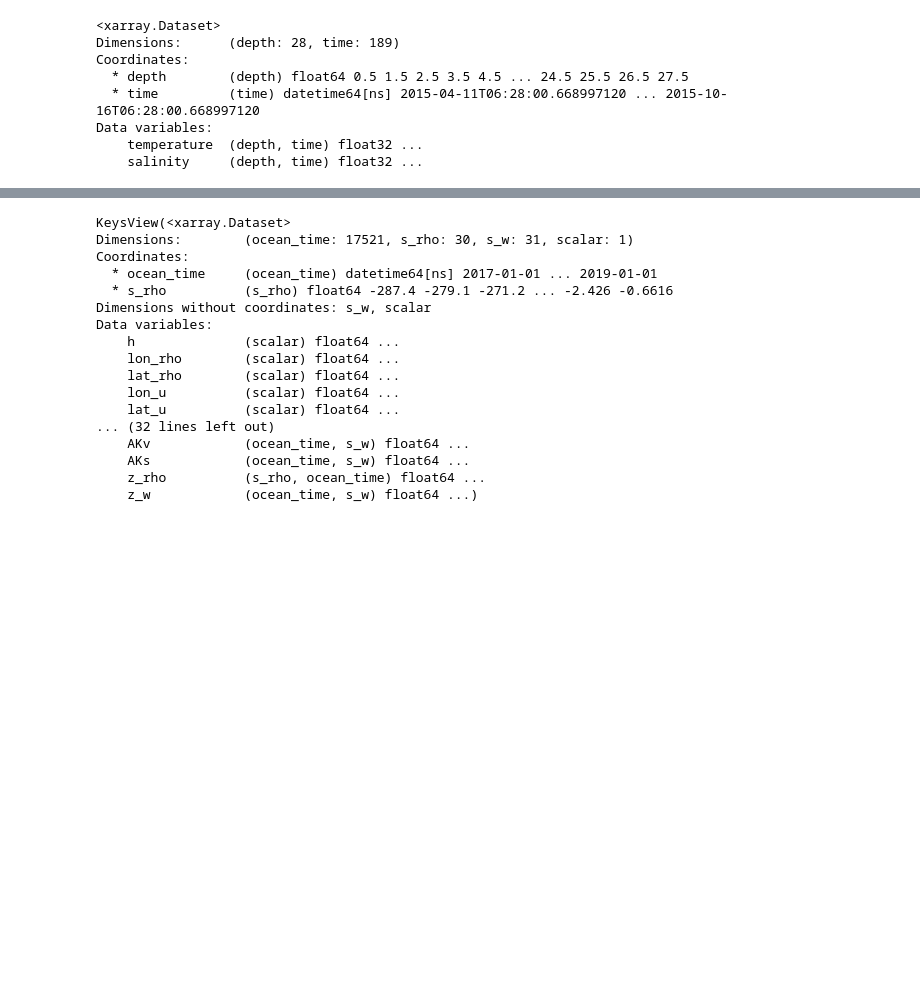
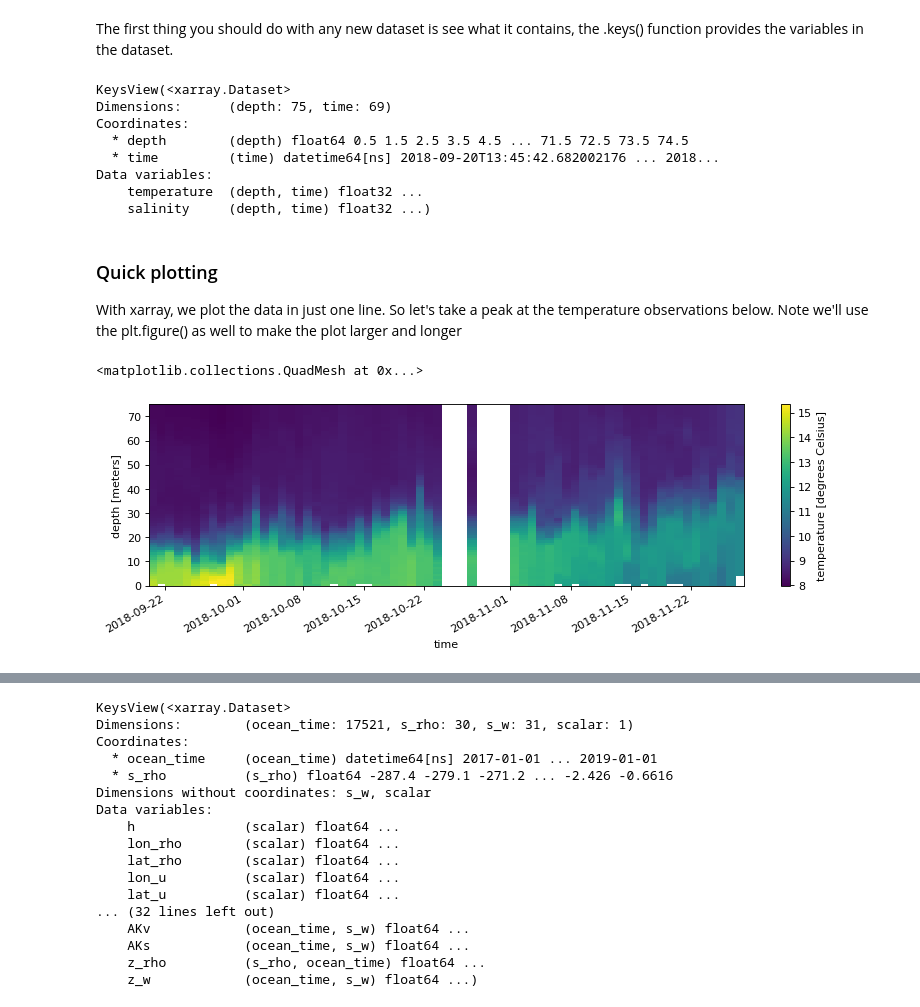
Before and after one commit to sccrosby/PythonOceanLessons, a Jupyter notebook: Lesson_CoastalUpwelling/01_CoastalUpwelling.ipynb, the cells around one changed output, grey strips where cells are left out. Cells and saved outputs as stored; diff of their text form; code cells hidden in the pictures; blank space fills up the shorter version.

```diff
--- a/Lesson_CoastalUpwelling/01_CoastalUpwelling.ipynb
+++ b/Lesson_CoastalUpwelling/01_CoastalUpwelling.ipynb
@@ -21,12 +30,23 @@ ncfile = 'Datasets/wa_nearshore_SummerFall_2015_ctd.nc'
 ds = xr.open_dataset(ncfile)
+# %% [markdown]
+The first thing you should do with any new dataset is see what it contains, the .keys() function provides the variables in the dataset.
 # %%
-ds
+ds.keys()
 # %% [output]
-<xarray.Dataset>
-Dimensions:      (depth: 28, time: 189)
+KeysView(<xarray.Dataset>
+Dimensions:      (depth: 75, time: 69)
 Coordinates:
-  * depth        (depth) float64 0.5 1.5 2.5 3.5 4.5 ... 24.5 25.5 26.5 27.5
-  * time         (time) datetime64[ns] 2015-04-11T06:28:00.668997120 ... 2015-10-16T06:28:00.668997120
+  * depth        (depth) float64 0.5 1.5 2.5 3.5 4.5 ... 71.5 72.5 73.5 74.5
+  * time         (time) datetime64[ns] 2018-09-20T13:45:42.682002176 ... 2018...
 Data variables:
     temperature  (depth, time) float32 ...
-    salinity     (depth, time) float32 ...
+    salinity     (depth, time) float32 ...)
+# %% [markdown]
+### Quick plotting
+With xarray, we plot the data in just one line. So let's take a peak at the temperature observations below. Note we'll use the plt.figure() as well to make the plot larger and longer
+# %%
+f = plt.figure(num=None, figsize=(12,3), dpi=80, facecolor='w', edgecolor='k')
+ds['temperature'].plot()
+# %% [output]
+<matplotlib.collections.QuadMesh at 0x...>
+[figure, added]
```
Also changed, not shown: parts of 9 cells of this notebook, 4 other files.
